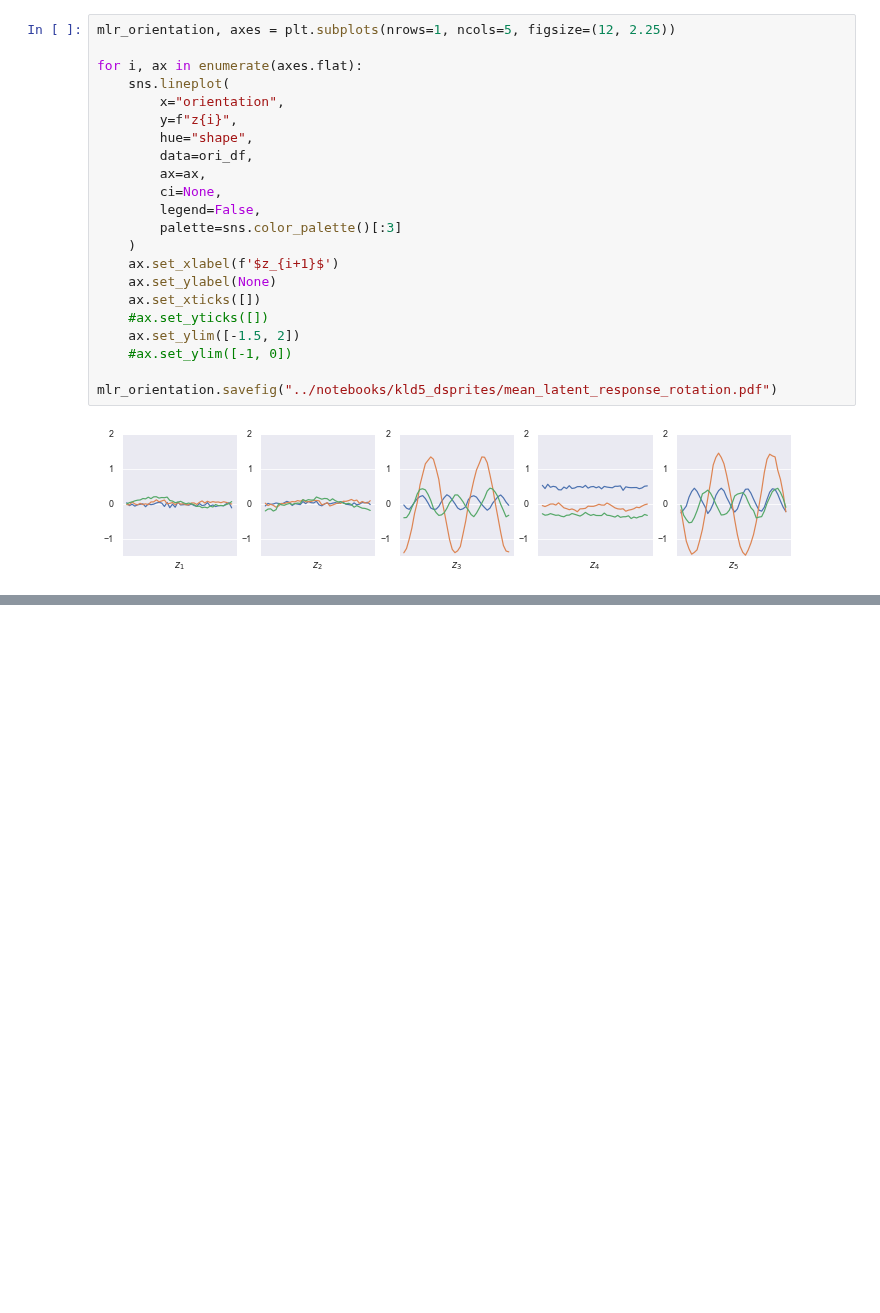
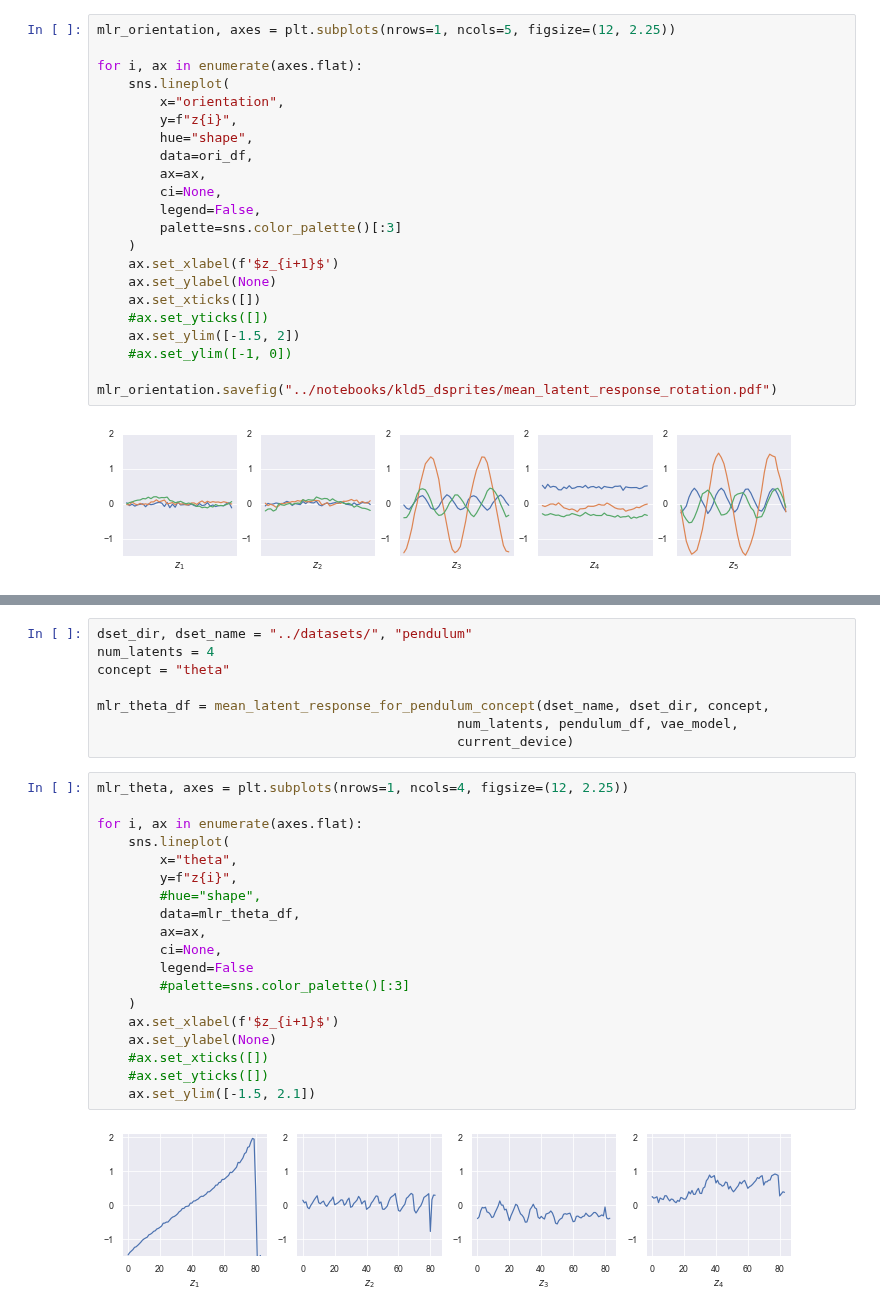
Before and after one commit to muhammadyaseen/vae-disentanglement, a Jupyter notebook: notebooks/TensorboardExport.ipynb, the cells around one changed output, grey strips where cells are left out. Cells and saved outputs as stored; diff of their text form; blank space fills up the shorter version.

Commit message:
MLR diagrams for pendulum

```diff
--- a/notebooks/TensorboardExport.ipynb
+++ b/notebooks/TensorboardExport.ipynb
@@ -572,0 +724,29 @@ pwd
+# %%
+dset_dir, dset_name = "../datasets/", "pendulum"
+num_latents = 4
+concept = "theta"
+
+mlr_theta_df = mean_latent_response_for_pendulum_concept(dset_name, dset_dir, concept,
+                                              num_latents, pendulum_df, vae_model,
+                                              current_device)
+# %%
+mlr_theta, axes = plt.subplots(nrows=1, ncols=4, figsize=(12, 2.25))
+
+for i, ax in enumerate(axes.flat):
+    sns.lineplot(
+        x="theta",
+        y=f"z{i}",
+        #hue="shape",
+        data=mlr_theta_df,
+        ax=ax,
+        ci=None,
+        legend=False
+        #palette=sns.color_palette()[:3]
+    )
+    ax.set_xlabel(f'$z_{i+1}$')
+    ax.set_ylabel(None)
+    #ax.set_xticks([])
+    #ax.set_yticks([])
+    ax.set_ylim([-1.5, 2.1])
+# %% [output]
+[figure, added]
```
Also changed, not shown: parts of 9 cells of this notebook, 20 other files.
